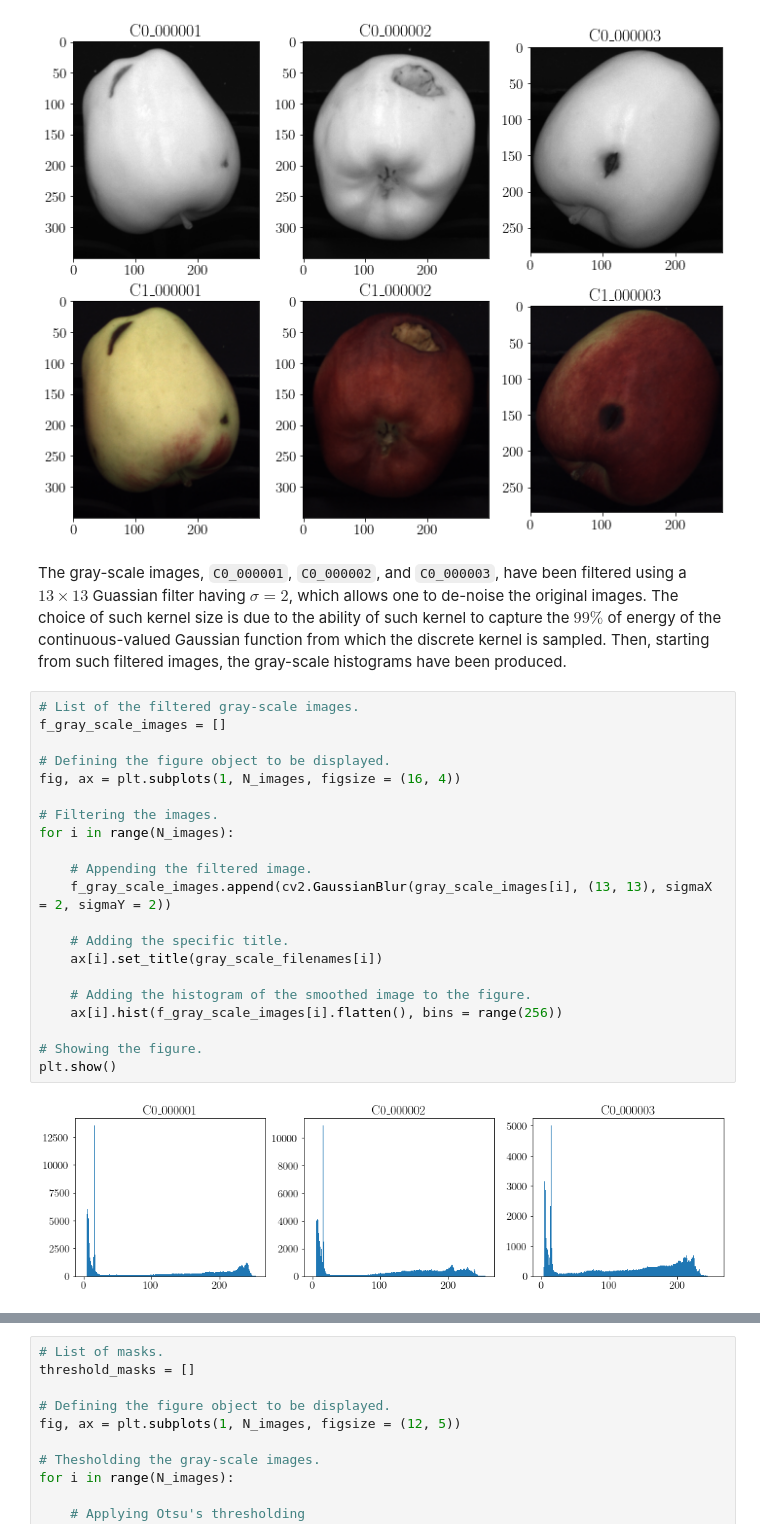
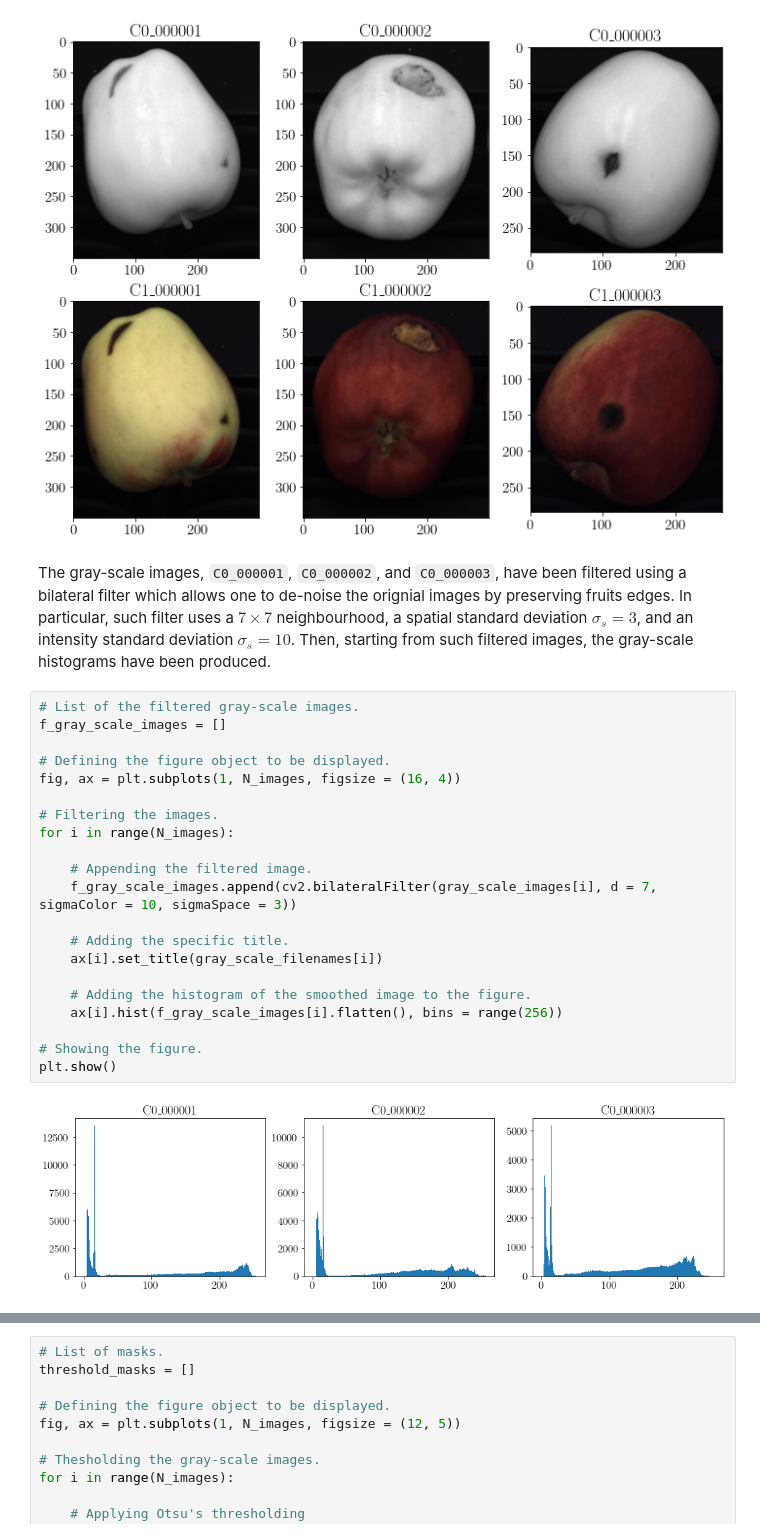
Before and after one commit to matteodonati/fruit_inspection, a Jupyter notebook: fruit_inspection.ipynb, the cells around one changed output, grey strips where cells are left out. Saved outputs shown, nothing was run; the diff lists cells and outputs as text.

```diff
--- a/fruit_inspection.ipynb
+++ b/fruit_inspection.ipynb
@@ -102,28 +102,28 @@ plt.show()
 # %% [output]
 [figure]
 # %% [markdown]
-The gray-scale images, `C0_000001`, `C0_000002`, and `C0_000003`, have been filtered using a $13 \times 13$ Guassian filter having $\sigma = 2$, which allows one to de-noise the original images. The choice of such kernel size is due to the ability of such kernel to capture the $99\%$ of energy of the continuous-valued Gaussian function from which the discrete kernel is sampled. Then, starting from such filtered images, the gray-scale histograms have been produced.
+The gray-scale images, `C0_000001`, `C0_000002`, and `C0_000003`, have been filtered using a bilateral filter which allows one to de-noise the orignial images by preserving fruits edges. In particular, such filter uses a $7 \times 7$ neighbourhood, a spatial standard deviation $\sigma_s = 3$, and an intensity standard deviation $\sigma_s = 10$. Then, starting from such filtered images, the gray-scale histograms have been produced.
 # %%
 # List of the filtered gray-scale images.
 f_gray_scale_images = []
 
 # Defining the figure object to be displayed.
 fig, ax = plt.subplots(1, N_images, figsize = (16, 4))
 
 # Filtering the images.
 for i in range(N_images):
 
     # Appending the filtered image.
-    f_gray_scale_images.append(cv2.GaussianBlur(gray_scale_images[i], (13, 13), sigmaX = 2, sigmaY = 2))
+    f_gray_scale_images.append(cv2.bilateralFilter(gray_scale_images[i], d = 7, sigmaColor = 10, sigmaSpace = 3))
 
     # Adding the specific title.
     ax[i].set_title(gray_scale_filenames[i])
 
     # Adding the histogram of the smoothed image to the figure.
     ax[i].hist(f_gray_scale_images[i].flatten(), bins = range(256))
 
 # Showing the figure.
 plt.show()
 # %% [output]
-[figure, old version]
+[figure, new version]
 # %% [markdown]
```
Also changed, not shown: parts of 7 cells of this notebook.
